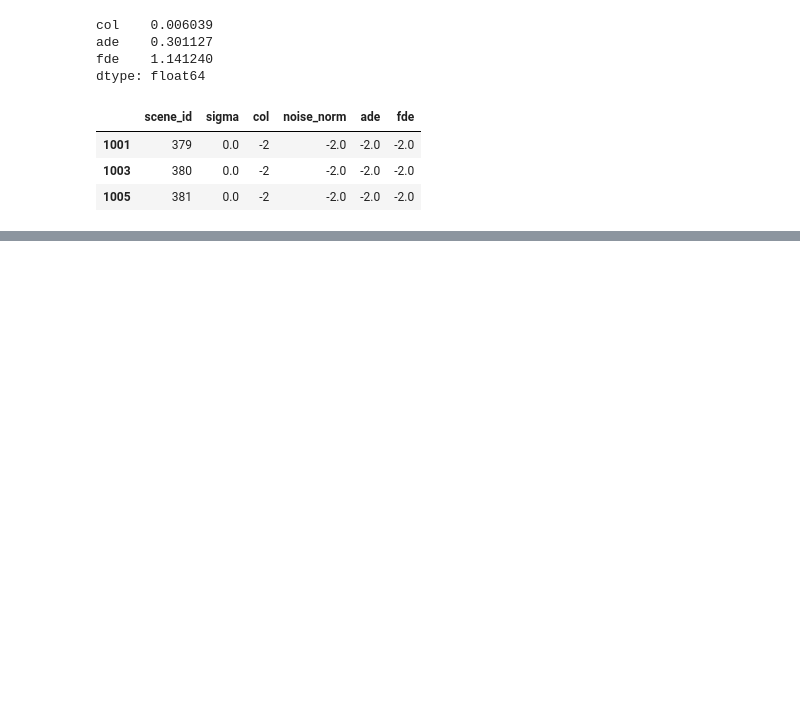
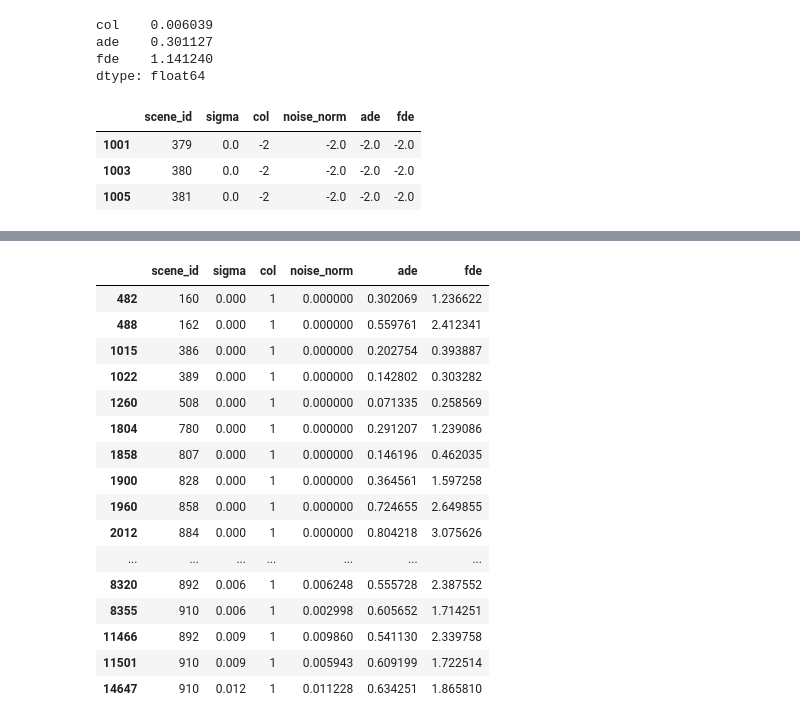
Before and after one commit to TicaGit/s_aware_prediction_VITA, a Jupyter notebook: analyse/04_18_really_all_data_z_col_ade/analyse.ipynb, the cells around one changed output, grey strips where cells are left out. Cells and saved outputs as stored; diff of their text form; code cells hidden in the pictures; blank space fills up the shorter version.

```diff
--- a/analyse/04_18_really_all_data_z_col_ade/analyse.ipynb
+++ b/analyse/04_18_really_all_data_z_col_ade/analyse.ipynb
@@ -20,0 +46,20 @@ df0[df0["col"] == -2] #solo agents
+# %%
+df[df["col"] != 0] #all colisions
+# %% [output]
+|  | scene_id | sigma | col | noise_norm | ade | fde |
+| 482 | 160 | 0.000 | 1 | 0.000000 | 0.302069 | 1.236622 |
+| 488 | 162 | 0.000 | 1 | 0.000000 | 0.559761 | 2.412341 |
+| 1015 | 386 | 0.000 | 1 | 0.000000 | 0.202754 | 0.393887 |
+| 1022 | 389 | 0.000 | 1 | 0.000000 | 0.142802 | 0.303282 |
+| 1260 | 508 | 0.000 | 1 | 0.000000 | 0.071335 | 0.258569 |
+| 1804 | 780 | 0.000 | 1 | 0.000000 | 0.291207 | 1.239086 |
+| 1858 | 807 | 0.000 | 1 | 0.000000 | 0.146196 | 0.462035 |
+| 1900 | 828 | 0.000 | 1 | 0.000000 | 0.364561 | 1.597258 |
+| 1960 | 858 | 0.000 | 1 | 0.000000 | 0.724655 | 2.649855 |
+| 2012 | 884 | 0.000 | 1 | 0.000000 | 0.804218 | 3.075626 |
+| ... | ... | ... | ... | ... | ... | ... |
+| 8320 | 892 | 0.006 | 1 | 0.006248 | 0.555728 | 2.387552 |
+| 8355 | 910 | 0.006 | 1 | 0.002998 | 0.605652 | 1.714251 |
+| 11466 | 892 | 0.009 | 1 | 0.009860 | 0.541130 | 2.339758 |
+| 11501 | 910 | 0.009 | 1 | 0.005943 | 0.609199 | 1.722514 |
+| 14647 | 910 | 0.012 | 1 | 0.011228 | 0.634251 | 1.865810 |
```
Also changed, not shown: parts of 22 cells of this notebook, 16 other files.
